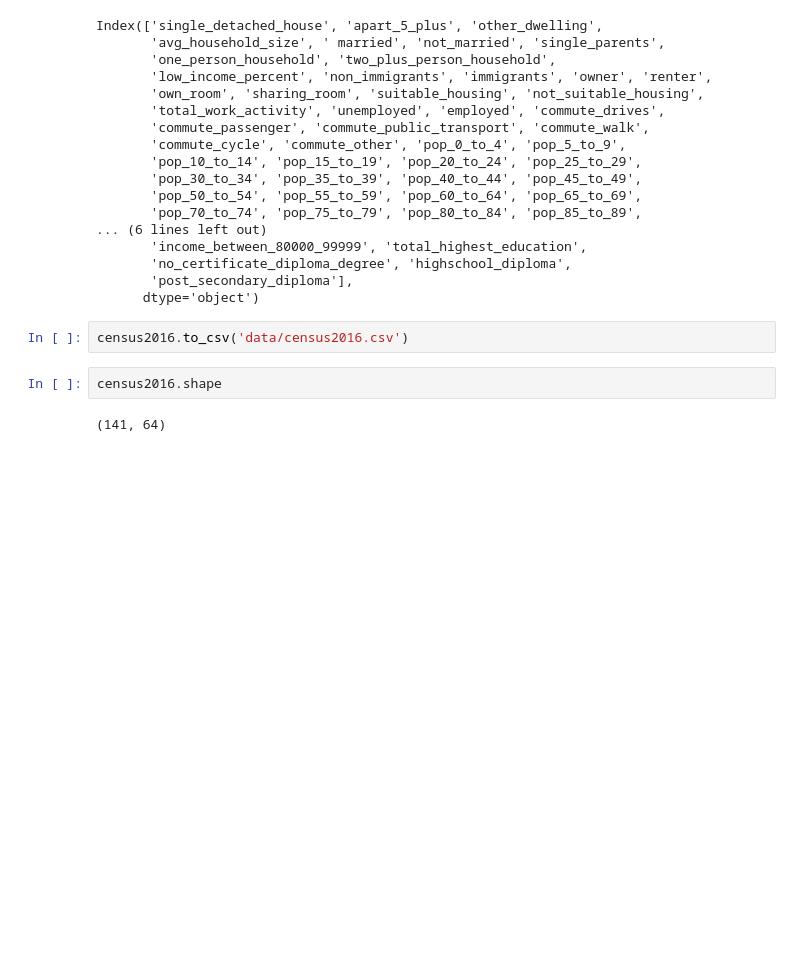
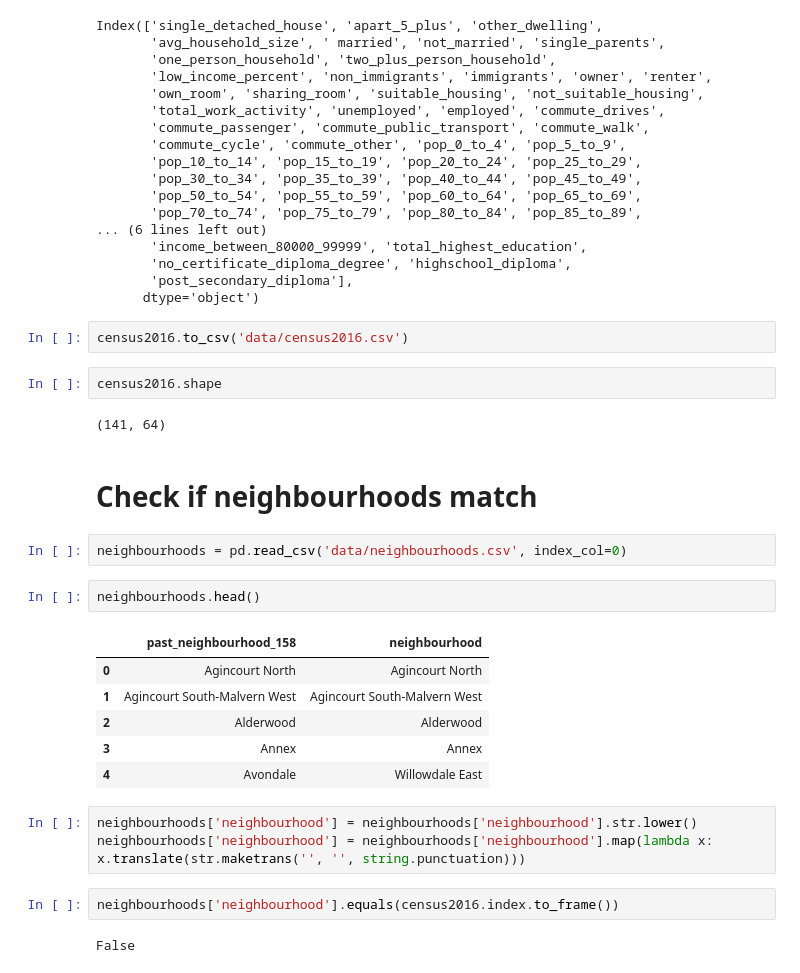
Before and after one commit to michellefilipaa/SSML_TermProject, a Jupyter notebook: DataCleaning.ipynb, the cells around one changed output. Cells and saved outputs as stored; diff of their text form; blank space fills up the shorter version.

Commit message:
cleaned neighbourhoods file

```diff
--- a/DataCleaning.ipynb
+++ b/DataCleaning.ipynb
@@ -457,3 +457,23 @@ census2016.to_csv('data/census2016.csv')
 census2016.shape
 # %% [output]
 (141, 64)
+# %% [markdown]
+# Check if neighbourhoods match
+# %%
+neighbourhoods = pd.read_csv('data/neighbourhoods.csv', index_col=0)
+# %%
+neighbourhoods.head()
+# %% [output]
+|  | past_neighbourhood_158 | neighbourhood |
+| 0 | Agincourt North | Agincourt North |
+| 1 | Agincourt South-Malvern West | Agincourt South-Malvern West |
+| 2 | Alderwood | Alderwood |
+| 3 | Annex | Annex |
+| 4 | Avondale | Willowdale East |
+# %%
+neighbourhoods['neighbourhood'] = neighbourhoods['neighbourhood'].str.lower()
+neighbourhoods['neighbourhood'] = neighbourhoods['neighbourhood'].map(lambda x: x.translate(str.maketrans('', '', string.punctuation)))
+# %%
+neighbourhoods['neighbourhood'].equals(census2016.index.to_frame())
+# %% [output]
+False
```
Also changed, not shown: parts of 5 cells of this notebook, 1 other file.
